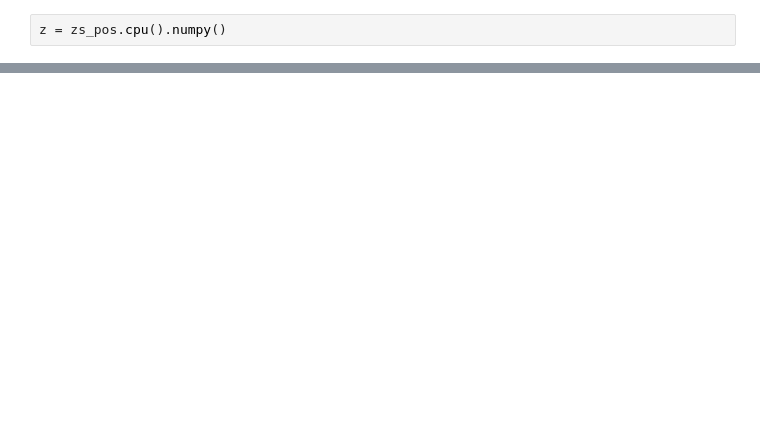
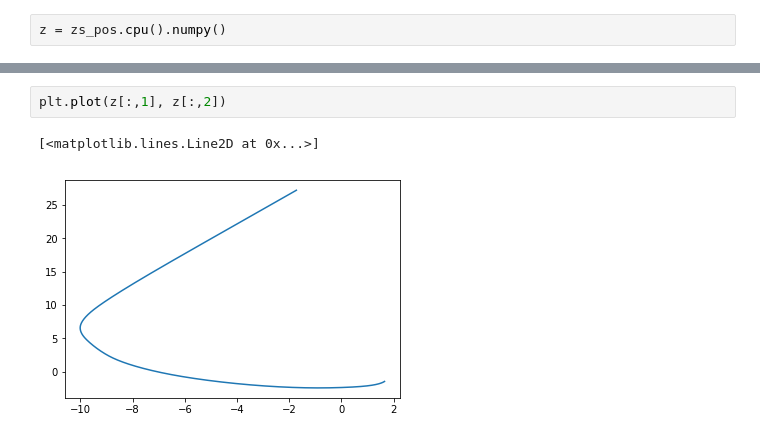
Before and after one commit to pmlg/ODEN, a Jupyter notebook: Neural Ordinary Differential Equation.ipynb, the cells around one changed output, grey strips where cells are left out. Drawn from its saved outputs; the diff is of its cells as text; blank space fills up the shorter version.

```diff
--- a/Neural Ordinary Differential Equation.ipynb
+++ b/Neural Ordinary Differential Equation.ipynb
@@ -602,3 +625,8 @@ print(z.shape)
+# %%
+plt.plot(z[:,1], z[:,2])
+# %% [output]
+[<matplotlib.lines.Line2D at 0x...>]
+[figure, added]
 # %%
 plt.plot(ts_pos.cpu().numpy(),z[:,0])
 plt.plot(ts_pos.cpu().numpy(),z[:,1])
```
Also changed, not shown: parts of 10 cells of this notebook, 1 other file.
